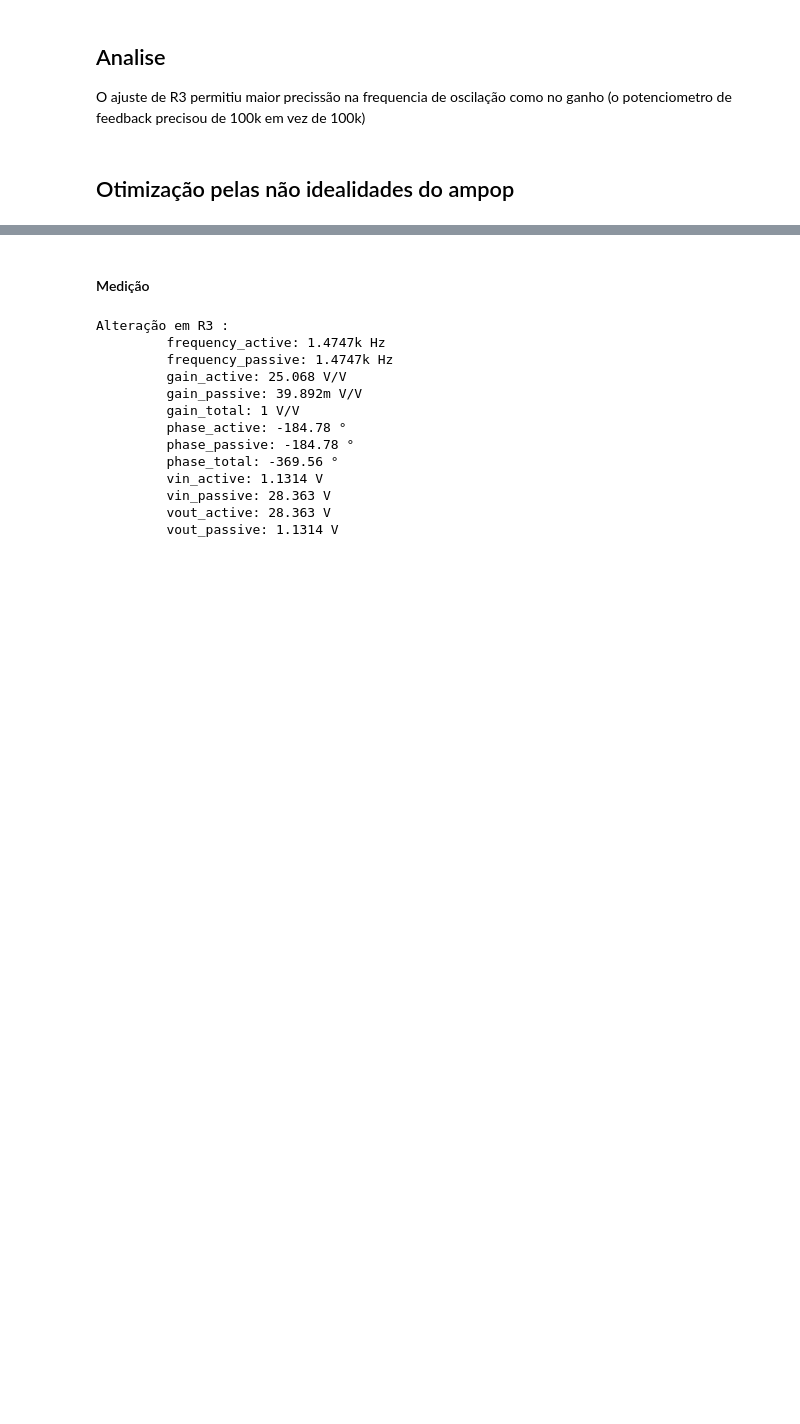
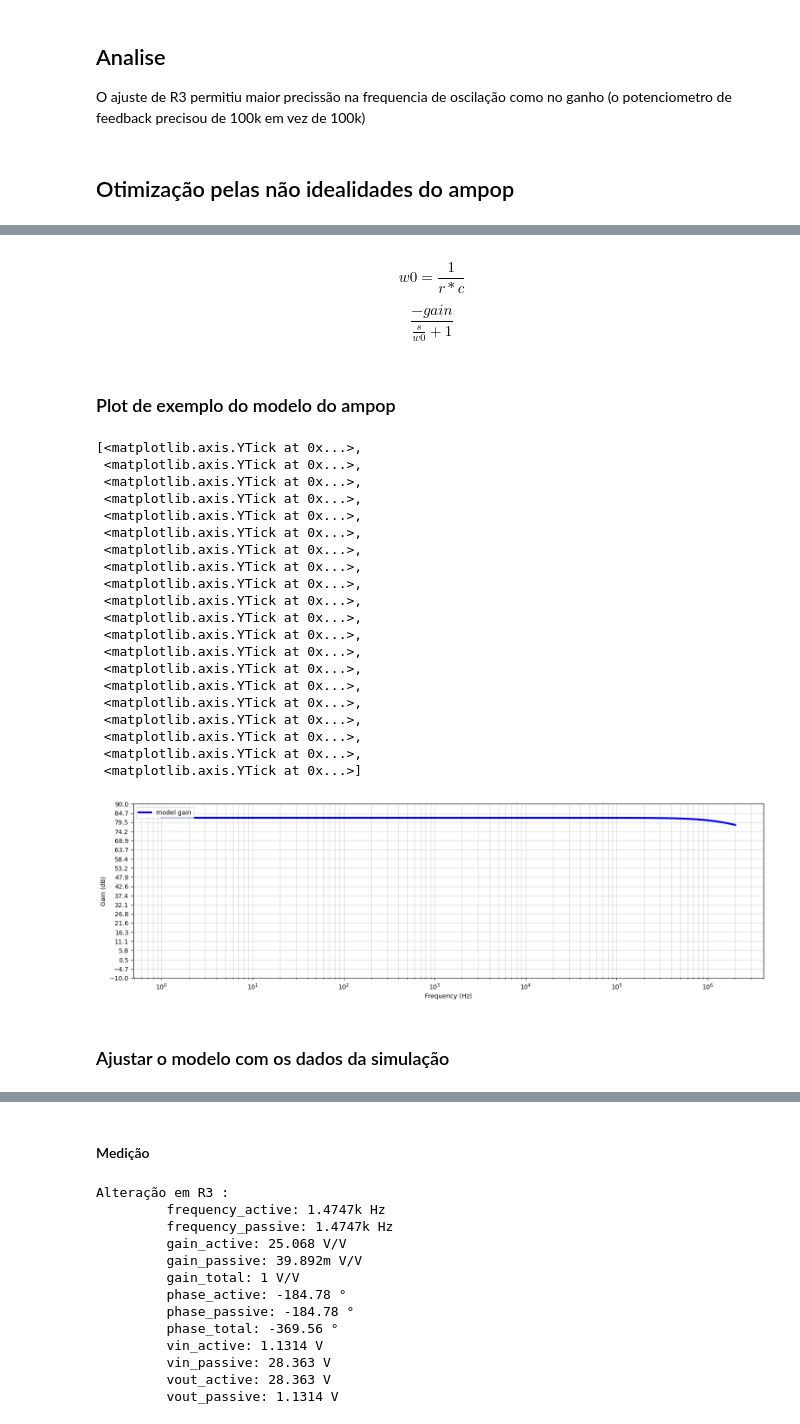
Before and after one commit to JoaoMario109/eletronica-3, a Jupyter notebook: atividade-2/simulation.ipynb, the cells around one changed output, grey strips where cells are left out. Saved outputs shown, nothing was run; the diff lists cells and outputs as text; code cells hidden in the pictures; blank space fills up the shorter version.

```diff
--- a/atividade-2/simulation.ipynb
+++ b/atividade-2/simulation.ipynb
@@ -392,0 +724,5 @@ O ajuste de R3 permitiu maior precissão na frequencia de oscilação como no ga
+# %%
+df = pd.read_csv("analises/open_loop/example/open_loop_gain.csv", index_col="frequency")
+df.reset_index().info()
+
+df.phase = -df.phase
@@ -392,0 +746,66 @@ O ajuste de R3 permitiu maior precissão na frequencia de oscilação como no ga
+# %% [markdown]
+$$
+w0 = \frac{1}{r * c}
+$$
+
+$$
+\frac{-gain}{\frac{s}{w0} + 1}
+$$
+# %%
+# Create the transfer function of a theoretical low pass filter
+def get_n1_low_pass_filter(r: float, c: float, gain: float) -> control.TransferFunction:
+	w0 = 1 / (r * c)
+
+	num = [0, -gain]
+	den = [1 / w0, 1]
+	return control.TransferFunction(num, den)
+
+def get_opamp_model_output(r: float, c: float, open_loop_gain: float, frequency):
+	return get_n1_low_pass_filter(r, c, open_loop_gain).frequency_response(2 * np.pi * frequency)
+# %% [markdown]
+### Plot de exemplo do modelo do ampop
+# %%
+
+mag, phase, omega = get_opamp_model_output(100, 1e-9, log_2_linear(82), df.index)
+fig, ax = plt.subplots(figsize = (18, 5))
+
+# plot gain
+ax.plot(
+	df.index,
+	linear_2_log(mag),
+	label = "model gain",
+	color = "b",
+	linewidth = 3.0
+)
+
+# general ax configuration
+ax.set_xscale('log', base = 10)
+ax.legend(loc="upper left")
+ax.grid(visible = True, which = "both", axis = "both", alpha = 0.5)
+ax.set_ylabel("Gain (dB)")
+ax.set_xlabel("Frequency (Hz)")
+ax.set_yticks(np.round(np.linspace(-10, 90, 20), 1))
+# %% [output]
+[<matplotlib.axis.YTick at 0x...>,
+ <matplotlib.axis.YTick at 0x...>,
+ <matplotlib.axis.YTick at 0x...>,
+ <matplotlib.axis.YTick at 0x...>,
+ <matplotlib.axis.YTick at 0x...>,
+ <matplotlib.axis.YTick at 0x...>,
+ <matplotlib.axis.YTick at 0x...>,
+ <matplotlib.axis.YTick at 0x...>,
+ <matplotlib.axis.YTick at 0x...>,
+ <matplotlib.axis.YTick at 0x...>,
+ <matplotlib.axis.YTick at 0x...>,
+ <matplotlib.axis.YTick at 0x...>,
+ <matplotlib.axis.YTick at 0x...>,
+ <matplotlib.axis.YTick at 0x...>,
+ <matplotlib.axis.YTick at 0x...>,
+ <matplotlib.axis.YTick at 0x...>,
+ <matplotlib.axis.YTick at 0x...>,
+ <matplotlib.axis.YTick at 0x...>,
+ <matplotlib.axis.YTick at 0x...>,
+ <matplotlib.axis.YTick at 0x...>]
+[figure, added]
+# %% [markdown]
+### Ajustar o modelo com os dados da simulação
```
Also changed, not shown: parts of 49 cells of this notebook.
